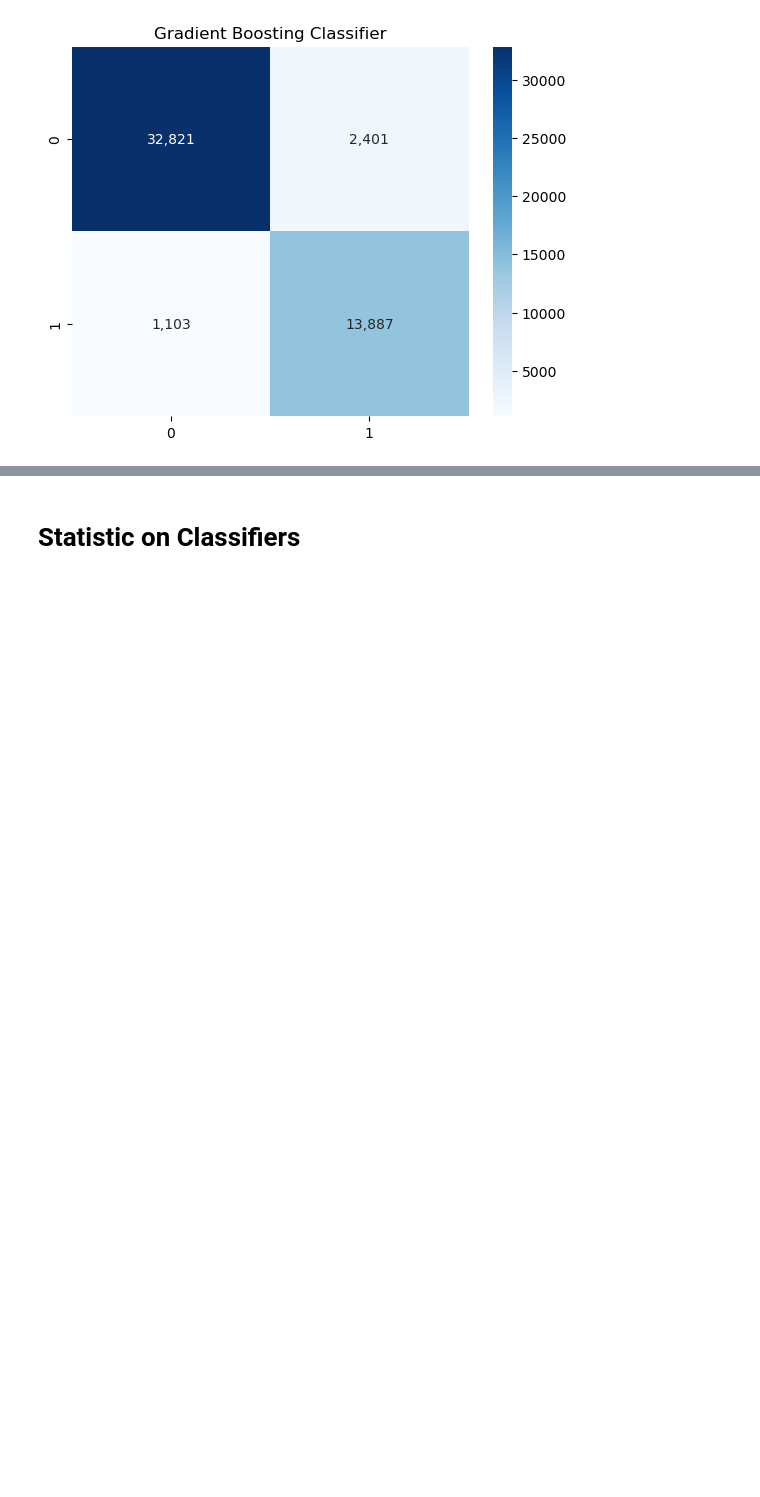
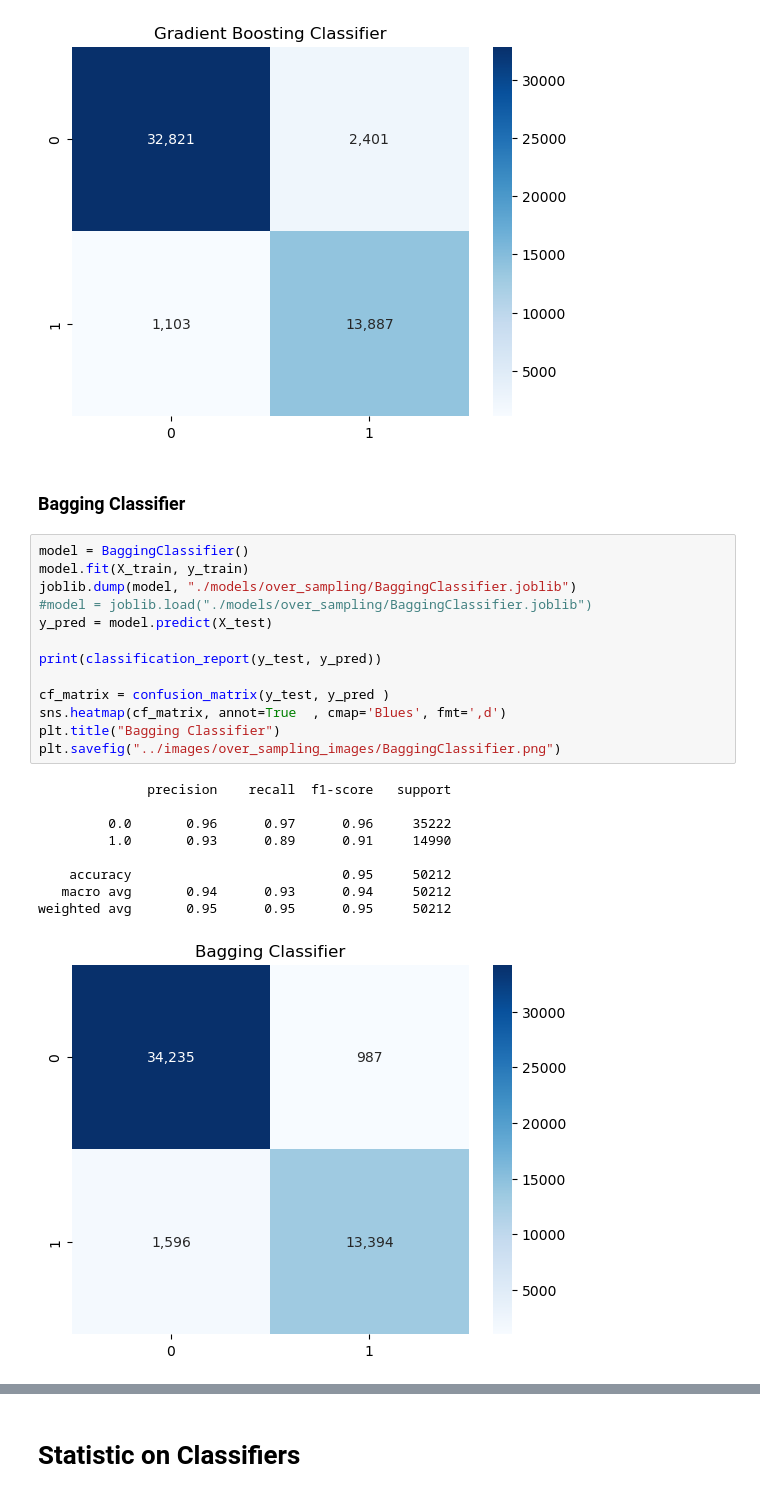
Before and after one commit to gianlucarea/weather-delay, a Jupyter notebook: code/04-over_sampling.ipynb, the cells around one changed output, grey strips where cells are left out. Cells and saved outputs as stored; diff of their text form; blank space fills up the shorter version.

```diff
--- a/code/04-over_sampling.ipynb
+++ b/code/04-over_sampling.ipynb
@@ -179,3 +179,28 @@ plt.savefig("../images/over_sampling_images/GradientBoostingClassifier_os.png")
    macro avg       0.91      0.93      0.92     50212
 weighted avg       0.93      0.93      0.93     50212
 [figure]
+# %% [markdown]
+### Bagging Classifier
+# %%
+model = BaggingClassifier()
+model.fit(X_train, y_train)
+joblib.dump(model, "./models/over_sampling/BaggingClassifier.joblib")
+#model = joblib.load("./models/over_sampling/BaggingClassifier.joblib")
+y_pred = model.predict(X_test)
+
+print(classification_report(y_test, y_pred))
+
+cf_matrix = confusion_matrix(y_test, y_pred )
+sns.heatmap(cf_matrix, annot=True  , cmap='Blues', fmt=',d')
+plt.title("Bagging Classifier")
+plt.savefig("../images/over_sampling_images/BaggingClassifier.png")
+# %% [output]
+              precision    recall  f1-score   support
+
+         0.0       0.96      0.97      0.96     35222
+         1.0       0.93      0.89      0.91     14990
+
+    accuracy                           0.95     50212
+   macro avg       0.94      0.93      0.94     50212
+weighted avg       0.95      0.95      0.95     50212
+[figure, added]
```
Also changed, not shown: parts of 6 cells of this notebook, 7 other files.
